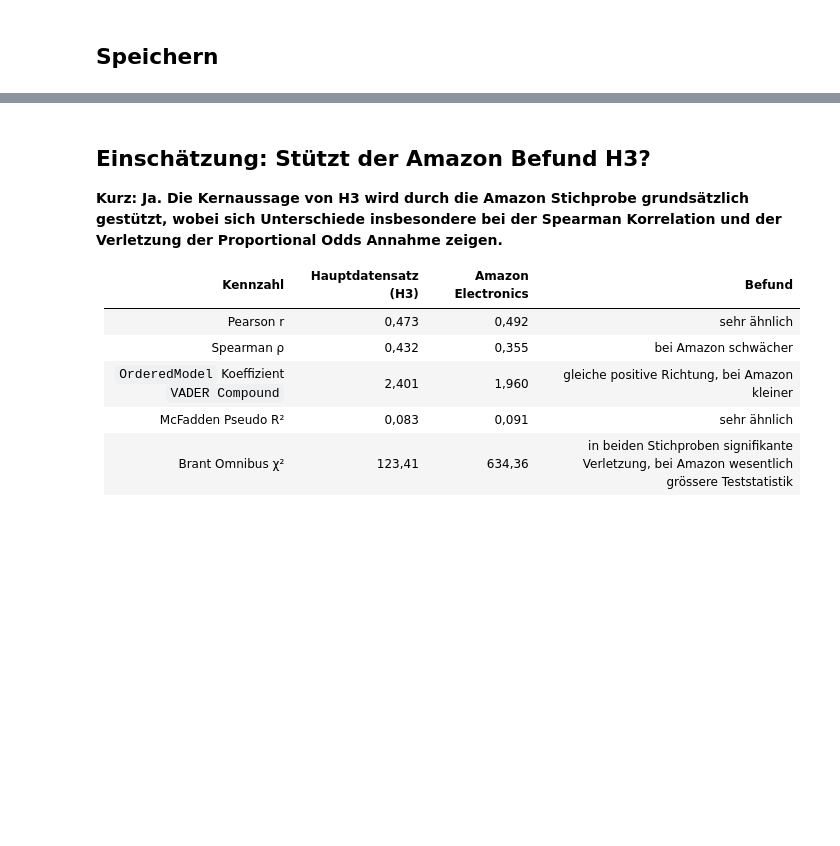
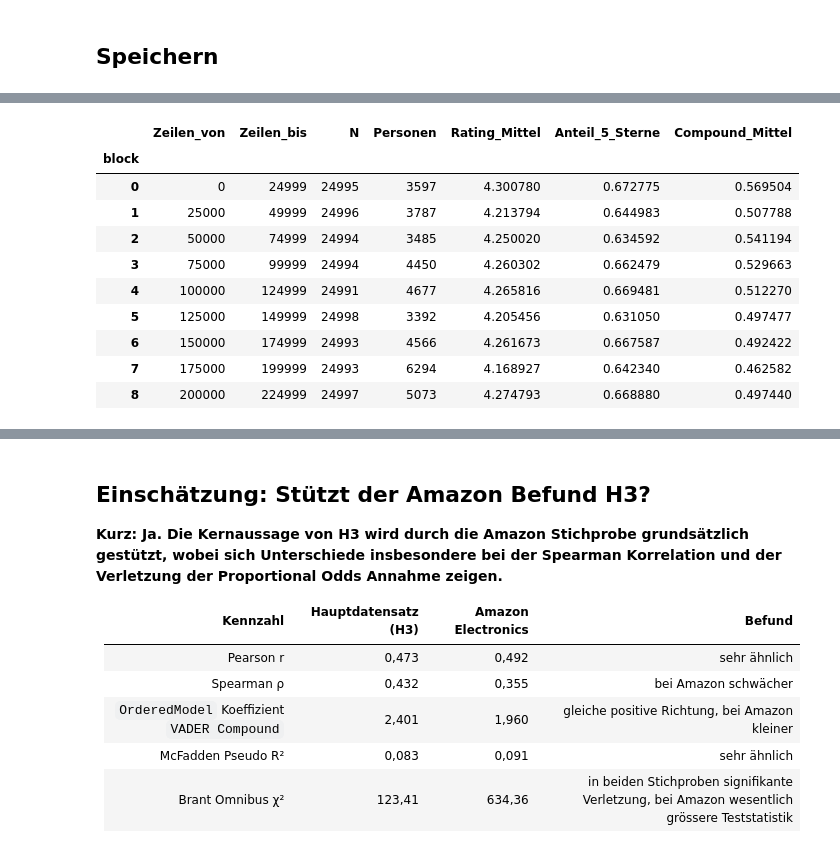
Before and after one commit to lareelenaeibel/Bachelorarbeit_Lara_Eibel, a Jupyter notebook: notebooks/05_Amazon_Robustness.ipynb, the cells around one changed output, grey strips where cells are left out. Drawn from its saved outputs; the diff is of its cells as text; code cells hidden in the pictures; blank space fills up the shorter version.

Commit message:
Finalize analyses and robustness checks

```diff
--- a/notebooks/05_Amazon_Robustness.ipynb
+++ b/notebooks/05_Amazon_Robustness.ipynb
@@ -427,0 +443,16 @@ robustness_results
+# %%
+ORDER_CHECK_N = BUFFER_SIZE + SAMPLE_SIZE
+ORDER_BLOCK_SIZE = 25_000
+
+order_stream = load_dataset(
+    "json",
+    data_files="hf://datasets/McAuley-Lab/Amazon-Reviews-2023/raw/review_categories/Electronics.jsonl",
+    split="train",
+    streaming=True,
+)
+
+order_df = pd.DataFrame([
+    {"position": i, "user_id": row["user_id"], "rating": row["rating"], "text": row["text"]}
+    for i, row in enumerate(order_stream.take(ORDER_CHECK_N))
+])
+order_df.shape
@@ -427,0 +461,10 @@ robustness_results
+# %%
+# gleiche Bereinigung und VADER-Berechnung wie für die Stichprobe
+order_missing = order_df["text"].isna() | (order_df["text"].astype(str).str.strip() == "") | order_df["rating"].isna()
+order_df = order_df.loc[~order_missing].copy()
+order_df["text"] = order_df["text"].astype(str).map(normalize_whitespace)
+order_df["rating"] = order_df["rating"].astype(int)
+order_df["vader_compound"] = order_df["text"].map(lambda t: analyzer.polarity_scores(t)["compound"])
+
+print(f"Zeilen nach Bereinigung: {len(order_df)} (entfernt: {order_missing.sum()})")
+print(f"Anzahl Personen (user_id): {order_df['user_id'].nunique()}")
@@ -427,0 +493,24 @@ robustness_results
+# %%
+order_df["block"] = order_df["position"] // ORDER_BLOCK_SIZE
+order_blocks = order_df.groupby("block").agg(
+    Zeilen_von=("position", "min"),
+    Zeilen_bis=("position", "max"),
+    N=("rating", "size"),
+    Personen=("user_id", "nunique"),
+    Rating_Mittel=("rating", "mean"),
+    Anteil_5_Sterne=("rating", lambda x: (x == 5).mean()),
+    Compound_Mittel=("vader_compound", "mean"),
+)
+order_blocks
+# %% [output]
+|  | Zeilen_von | Zeilen_bis | N | Personen | Rating_Mittel | Anteil_5_Sterne | Compound_Mittel |
+| block |  |  |  |  |  |  |  |
+| 0 | 0 | 24999 | 24995 | 3597 | 4.300780 | 0.672775 | 0.569504 |
+| 1 | 25000 | 49999 | 24996 | 3787 | 4.213794 | 0.644983 | 0.507788 |
+| 2 | 50000 | 74999 | 24994 | 3485 | 4.250020 | 0.634592 | 0.541194 |
+| 3 | 75000 | 99999 | 24994 | 4450 | 4.260302 | 0.662479 | 0.529663 |
+| 4 | 100000 | 124999 | 24991 | 4677 | 4.265816 | 0.669481 | 0.512270 |
+| 5 | 125000 | 149999 | 24998 | 3392 | 4.205456 | 0.631050 | 0.497477 |
+| 6 | 150000 | 174999 | 24993 | 4566 | 4.261673 | 0.667587 | 0.492422 |
+| 7 | 175000 | 199999 | 24993 | 6294 | 4.168927 | 0.642340 | 0.462582 |
+| 8 | 200000 | 224999 | 24997 | 5073 | 4.274793 | 0.668880 | 0.497440 |
```
Also changed, not shown: parts of 10 cells of this notebook, 12 other files.
